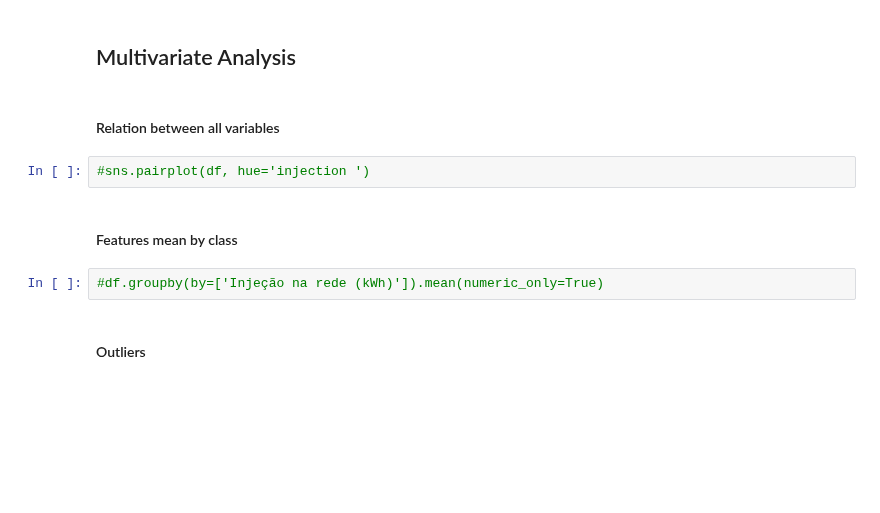
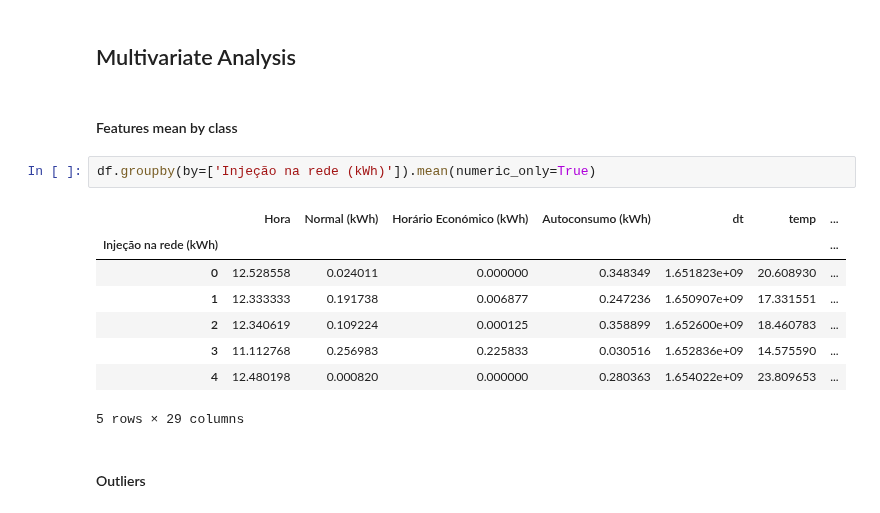
Before and after one commit to goncalobraga27/DAA, a Jupyter notebook: src/parte2/data_exploration/data_exploration2.ipynb, the cells around one changed output. Saved outputs shown, nothing was run; the diff lists cells and outputs as text; blank space fills up the shorter version.

```diff
--- a/src/parte2/data_exploration/data_exploration2.ipynb
+++ b/src/parte2/data_exploration/data_exploration2.ipynb
@@ -235,14 +234,19 @@ dt
 Name: count, Length: 11016, dtype: int64
 # %% [markdown]
 ## Multivariate Analysis
-# %% [markdown]
-#### Relation between all variables
-# %%
-#sns.pairplot(df, hue='injection ')
 # %% [markdown]
 #### Features mean by class
 # %%
-#df.groupby(by=['Injeção na rede (kWh)']).mean(numeric_only=True)
+df.groupby(by=['Injeção na rede (kWh)']).mean(numeric_only=True)
+# %% [output]
+|  | Hora | Normal (kWh) | Horário Económico (kWh) | Autoconsumo (kWh) | dt | temp | ... |
+| Injeção na rede (kWh) |  |  |  |  |  |  | ... |
+| 0 | 12.528558 | 0.024011 | 0.000000 | 0.348349 | 1.651823e+09 | 20.608930 | ... |
+| 1 | 12.333333 | 0.191738 | 0.006877 | 0.247236 | 1.650907e+09 | 17.331551 | ... |
+| 2 | 12.340619 | 0.109224 | 0.000125 | 0.358899 | 1.652600e+09 | 18.460783 | ... |
+| 3 | 11.112768 | 0.256983 | 0.225833 | 0.030516 | 1.652836e+09 | 14.575590 | ... |
+| 4 | 12.480198 | 0.000820 | 0.000000 | 0.280363 | 1.654022e+09 | 23.809653 | ... |
+5 rows × 29 columns
 # %% [markdown]
 #### Outliers
 # %%
```
Also changed, not shown: parts of 11 cells of this notebook.
